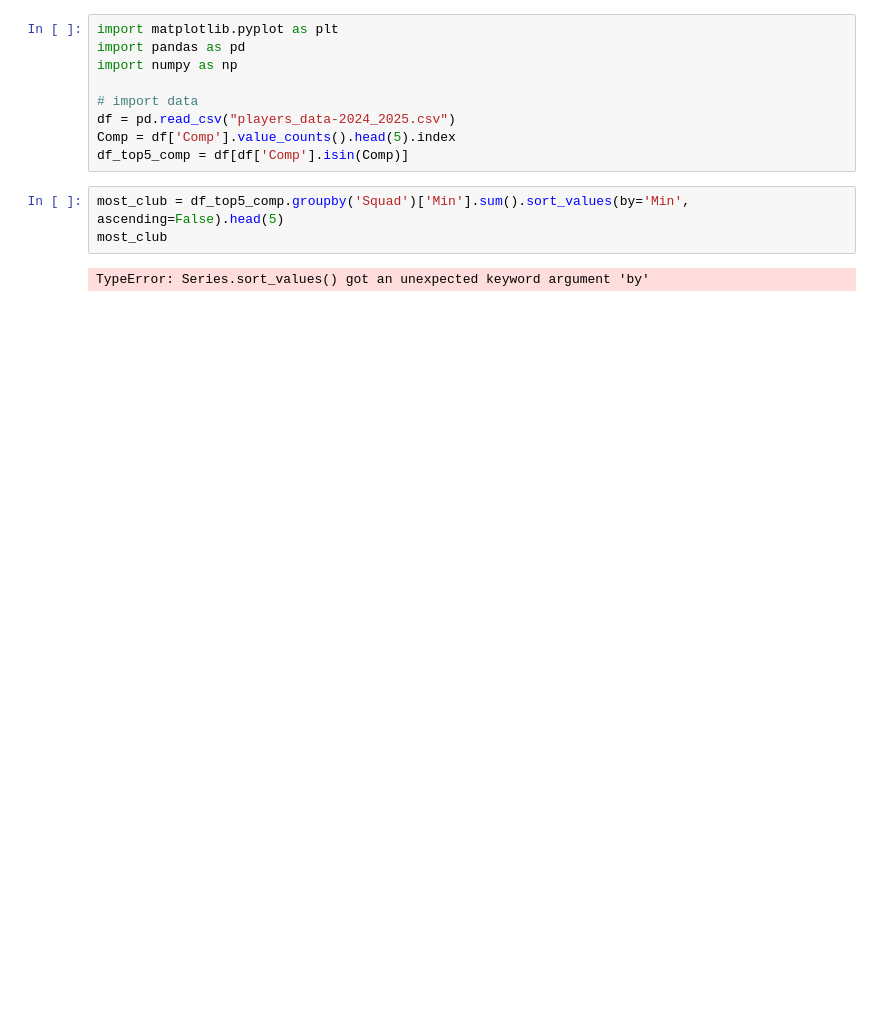
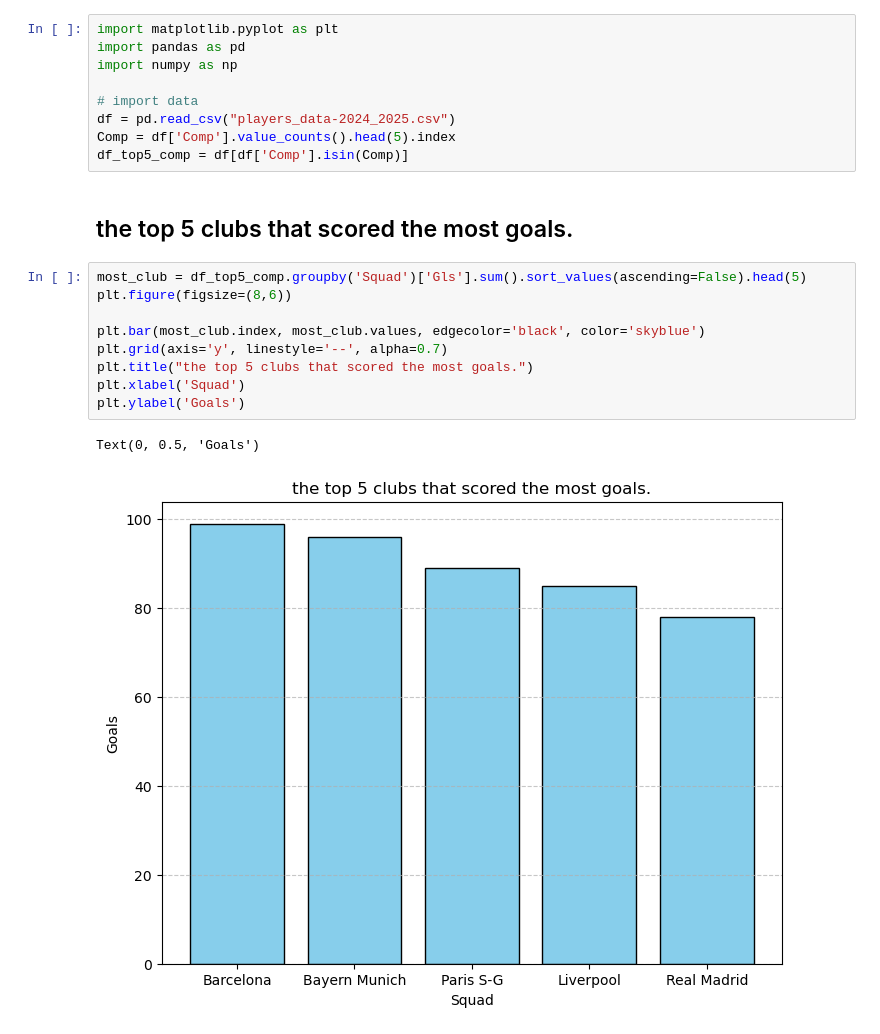
Before and after one commit to Hamza-rami/football-stats-analytics, a Jupyter notebook: project8.ipynb, the cells around one changed output. Saved outputs shown, nothing was run; the diff lists cells and outputs as text; blank space fills up the shorter version.

```diff
--- a/project8.ipynb
+++ b/project8.ipynb
@@ -7,8 +9,17 @@ import numpy as np
 df = pd.read_csv("players_data-2024_2025.csv")
 Comp = df['Comp'].value_counts().head(5).index
 df_top5_comp = df[df['Comp'].isin(Comp)]
+# %% [markdown]
+## the top 5 clubs that scored the most goals.
 # %%
-most_club = df_top5_comp.groupby('Squad')['Min'].sum().sort_values(by='Min', ascending=False).head(5)
-most_club
+most_club = df_top5_comp.groupby('Squad')['Gls'].sum().sort_values(ascending=False).head(5)
+plt.figure(figsize=(8,6))
+
+plt.bar(most_club.index, most_club.values, edgecolor='black', color='skyblue')
+plt.grid(axis='y', linestyle='--', alpha=0.7)
+plt.title("the top 5 clubs that scored the most goals.")
+plt.xlabel('Squad')
+plt.ylabel('Goals')
 # %% [output]
-TypeError: Series.sort_values() got an unexpected keyword argument 'by'
+Text(0, 0.5, 'Goals')
+[figure, added]
```
Also changed, not shown: parts of 3 cells of this notebook, 1 other file.
